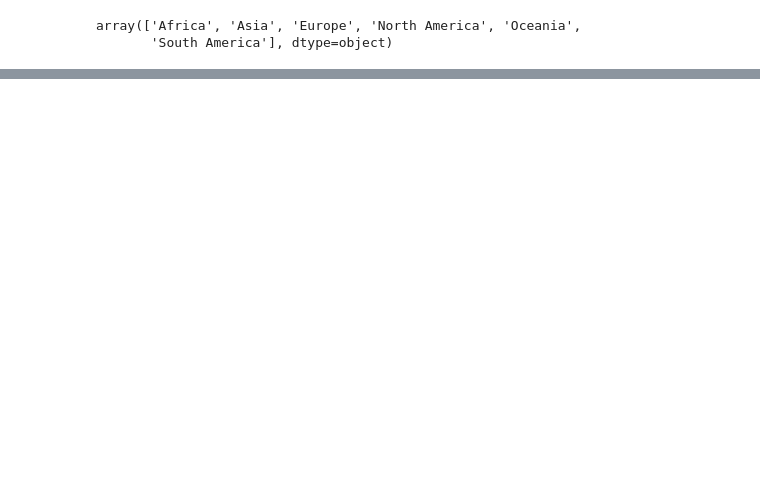
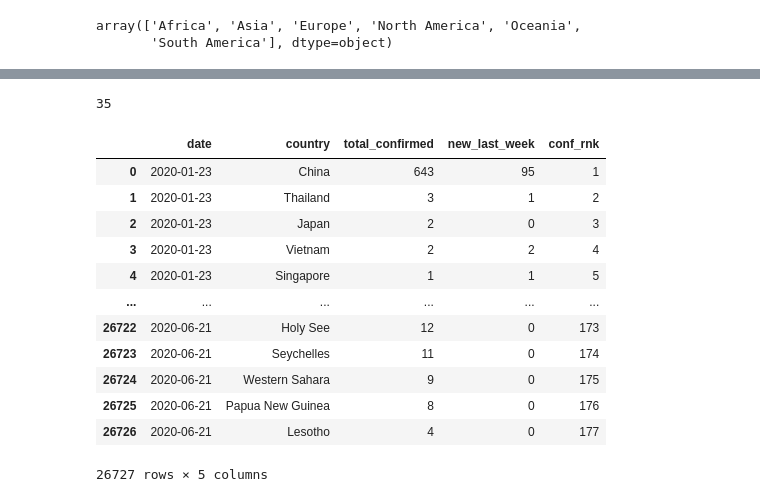
Before and after one commit to gvpamelen/covid19, a Jupyter notebook: notebooks/EDA.ipynb, the cells around one changed output, grey strips where cells are left out. Saved outputs shown, nothing was run; the diff lists cells and outputs as text; code cells hidden in the pictures; blank space fills up the shorter version.

```diff
--- a/notebooks/EDA.ipynb
+++ b/notebooks/EDA.ipynb
@@ -785,0 +788,19 @@ array(['Africa', 'Asia', 'Europe', 'North America', 'Oceania',
+# %%
+query = """
+        SELECT total.date,
+               total.country,
+               total_confirmed,
+               new_last_week,
+               ROW_NUMBER() OVER (PARTITION BY total.date ORDER BY total_confirmed DESC) as conf_rnk
+          FROM (SELECT country,
+                       DATE(date) AS date,
+                       confirmed AS total_confirmed
+                  FROM stats ) AS total
+          JOIN (SELECT DATE(date) AS date,
+                       country,
+                       SUM(confirmed) OVER (PARTITION BY country ROWS BETWEEN 6 PRECEDING AND CURRENT ROW) AS new_last_week
+                  FROM daily_stats ) AS last_week
+            ON last_week.date = total.date AND last_week.country = total.country;"""
+
+df = qdb.execute_query(query)
+df.tail()
@@ -785,0 +851,4 @@ array(['Africa', 'Asia', 'Europe', 'North America', 'Oceania',
+# %%
+len(df[df['conf_rnk']<=10]['country'].unique())
+# %% [output]
+35
@@ -785,0 +858,16 @@ array(['Africa', 'Asia', 'Europe', 'North America', 'Oceania',
+# %%
+df[df['date']]
+# %% [output]
+|  | date | country | total_confirmed | new_last_week | conf_rnk |
+| 0 | 2020-01-23 | China | 643 | 95 | 1 |
+| 1 | 2020-01-23 | Thailand | 3 | 1 | 2 |
+| 2 | 2020-01-23 | Japan | 2 | 0 | 3 |
+| 3 | 2020-01-23 | Vietnam | 2 | 2 | 4 |
+| 4 | 2020-01-23 | Singapore | 1 | 1 | 5 |
+| ... | ... | ... | ... | ... | ... |
+| 26722 | 2020-06-21 | Holy See | 12 | 0 | 173 |
+| 26723 | 2020-06-21 | Seychelles | 11 | 0 | 174 |
+| 26724 | 2020-06-21 | Western Sahara | 9 | 0 | 175 |
+| 26725 | 2020-06-21 | Papua New Guinea | 8 | 0 | 176 |
+| 26726 | 2020-06-21 | Lesotho | 4 | 0 | 177 |
+26727 rows × 5 columns
```
Also changed, not shown: parts of 8 cells of this notebook.
